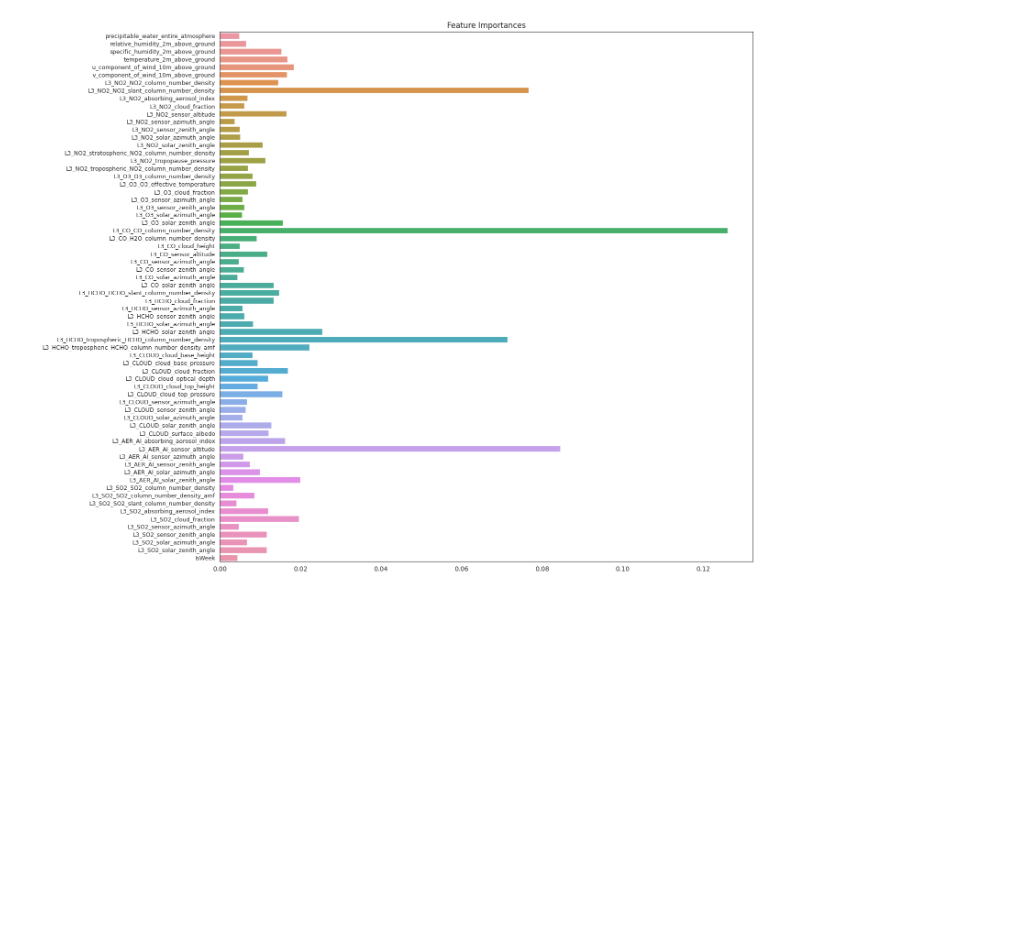
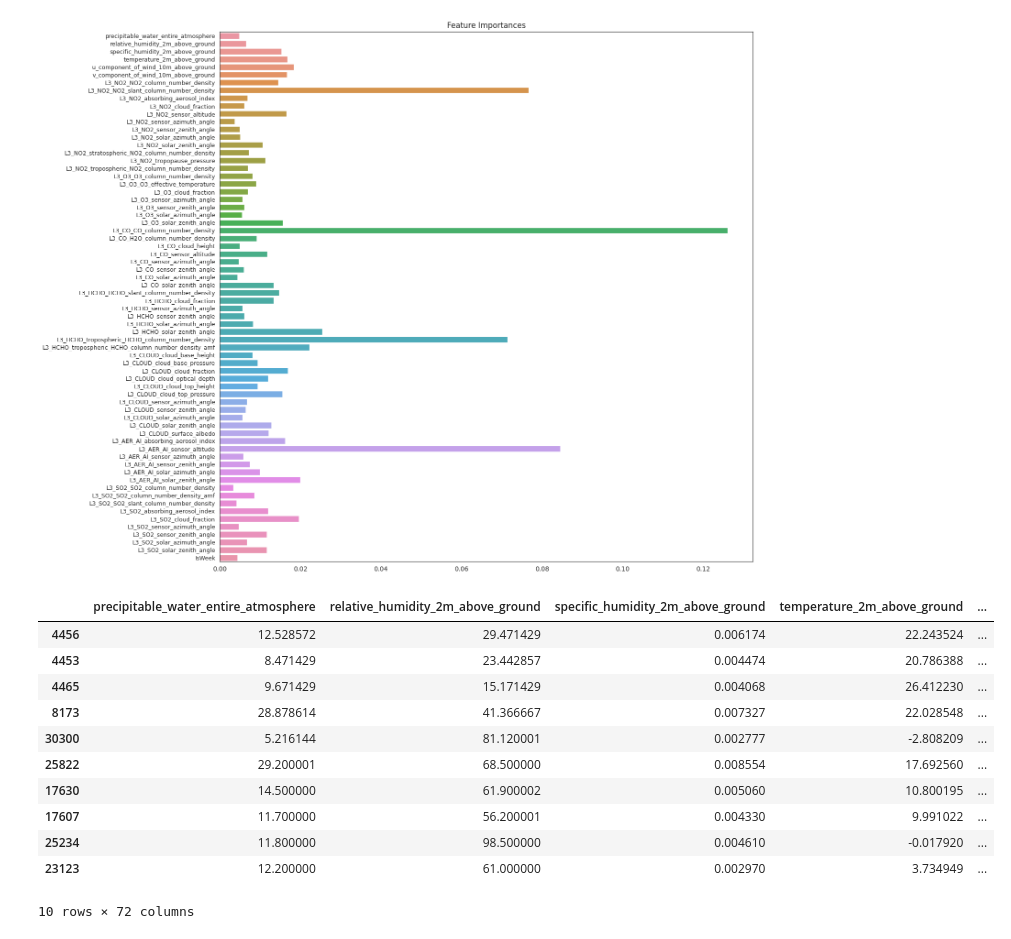
Before and after one commit to Maximilian2509/ds-AirPollution, a Jupyter notebook: model1.ipynb, the cells around one changed output. Saved outputs shown, nothing was run; the diff lists cells and outputs as text; code cells hidden in the pictures; blank space fills up the shorter version.

```diff
--- a/model1.ipynb
+++ b/model1.ipynb
@@ -308,0 +319,16 @@ Text(0.5, 1.0, 'Feature Importances')
+# %%
+top_fehler = df_erroranalyse.sort_values(by='abs_error', ascending=False).head(10)
+top_fehler
+# %% [output]
+|  | precipitable_water_entire_atmosphere | relative_humidity_2m_above_ground | specific_humidity_2m_above_ground | temperature_2m_above_ground | ... |
+| 4456 | 12.528572 | 29.471429 | 0.006174 | 22.243524 | ... |
+| 4453 | 8.471429 | 23.442857 | 0.004474 | 20.786388 | ... |
+| 4465 | 9.671429 | 15.171429 | 0.004068 | 26.412230 | ... |
+| 8173 | 28.878614 | 41.366667 | 0.007327 | 22.028548 | ... |
+| 30300 | 5.216144 | 81.120001 | 0.002777 | -2.808209 | ... |
+| 25822 | 29.200001 | 68.500000 | 0.008554 | 17.692560 | ... |
+| 17630 | 14.500000 | 61.900002 | 0.005060 | 10.800195 | ... |
+| 17607 | 11.700000 | 56.200001 | 0.004330 | 9.991022 | ... |
+| 25234 | 11.800000 | 98.500000 | 0.004610 | -0.017920 | ... |
+| 23123 | 12.200000 | 61.000000 | 0.002970 | 3.734949 | ... |
+10 rows × 72 columns
```
Also changed, not shown: parts of 10 cells of this notebook.
